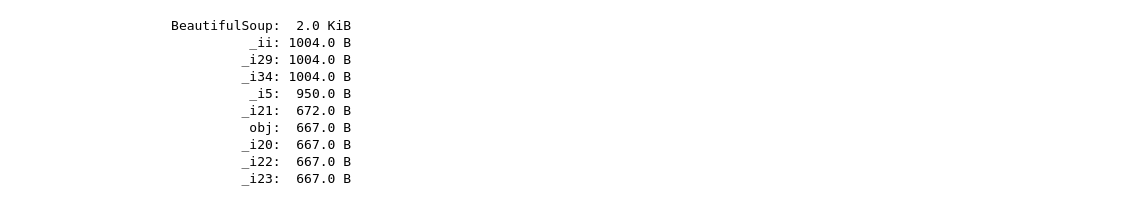
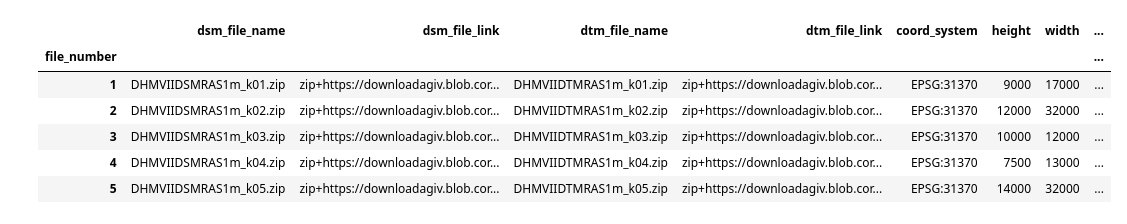
Before and after one commit to eceboran/3D_houses, a Jupyter notebook: create_metadata_dataframe.ipynb, the cells around one changed output. Saved outputs shown, nothing was run; the diff lists cells and outputs as text; code cells hidden in the pictures.

Commit message:
metadata complete, working on addresses

```diff
--- a/create_metadata_dataframe.ipynb
+++ b/create_metadata_dataframe.ipynb
@@ -186 +137,53 @@ ValueError: Length of values (2) does not match length of index (43)
+# %%
+# Process raw metadata
+def clean_metadata(df_in):
+    """
+    Cleans the GeoTIFF metadata DataFrame
+    :param df_in: A Pandas DataFrame with metadata
+    :return: A cleaned DataFrame
+    """
+    df_out = df_in
+    # Change data types for the file_number, height and width to unsigned integers
+    df_out = df_out.astype({'file_number': 'uint8', 'height': 'uint32', 'width': 'uint32'})
+    # Set file_number as the index
+    df_out = df_out.set_index('file_number', drop=True)
+    # Change the order of the columns
+    columns = ['file_name', 'file_link', 'coord_system', 'height', 'width',
+               'bottom', 'top', 'left', 'right']
+    df_out = df_out[columns]
+    return df_out
+
+metadata_df_processed = {}
+for data_type in dataset_url.keys():  # for both datasets
+    metadata_df_processed[data_type] = clean_metadata(metadata_df_raw_loaded[data_type])
+
+# Save processed metadata to a csv file
+for data_type in dataset_url.keys():  # for both datasets
+    metadata_df_processed[data_type].to_csv(metadata_processed_file_path[data_type], sep=',', index=False)
+# %%
+# Compare the contents of metadata for DSM and DTM files
+# Check if columns other than file_name and file_link are equal
+df_DSM = metadata_df_processed['DSM']
+df_DTM = metadata_df_processed['DTM']
+datasets_match_conditional = df_DSM.iloc[:, 2:].equals(df_DTM.iloc[:, 2:])
+# Rename columns file_name and file_link
+df_DSM = df_DSM.rename(columns={'file_name': 'dsm_file_name'})
+df_DSM = df_DSM.rename(columns={'file_link': 'dsm_file_link'})
+df_DTM = df_DTM.rename(columns={'file_name': 'dtm_file_name'})
+df_DTM = df_DTM.rename(columns={'file_link': 'dtm_file_link'})
+# Merge the DataFrames
+df_merged = pd.concat([df_DSM, df_DTM.iloc[:, :2]], axis=1, join="inner").head()
+# Change column order
+columns = df_merged.columns.tolist()
+columns = columns[:2] + columns[9:11] + columns[2:9]
+df_merged = df_merged[columns]
+df_merged.head()
+# %% [output]
+|  | dsm_file_name | dsm_file_link | dtm_file_name | dtm_file_link | coord_system | height | width | ... |
+| file_number |  |  |  |  |  |  |  | ... |
+| 1 | DHMVIIDSMRAS1m_k01.zip | zip+https://downloadagiv.blob.cor... | DHMVIIDTMRAS1m_k01.zip | zip+https://downloadagiv.blob.cor... | EPSG:31370 | 9000 | 17000 | ... |
+| 2 | DHMVIIDSMRAS1m_k02.zip | zip+https://downloadagiv.blob.cor... | DHMVIIDTMRAS1m_k02.zip | zip+https://downloadagiv.blob.cor... | EPSG:31370 | 12000 | 32000 | ... |
+| 3 | DHMVIIDSMRAS1m_k03.zip | zip+https://downloadagiv.blob.cor... | DHMVIIDTMRAS1m_k03.zip | zip+https://downloadagiv.blob.cor... | EPSG:31370 | 10000 | 12000 | ... |
+| 4 | DHMVIIDSMRAS1m_k04.zip | zip+https://downloadagiv.blob.cor... | DHMVIIDTMRAS1m_k04.zip | zip+https://downloadagiv.blob.cor... | EPSG:31370 | 7500 | 13000 | ... |
+| 5 | DHMVIIDSMRAS1m_k05.zip | zip+https://downloadagiv.blob.cor... | DHMVIIDTMRAS1m_k05.zip | zip+https://downloadagiv.blob.cor... | EPSG:31370 | 14000 | 32000 | ... |
 # %%
@@ -189,24 +191,0 @@ df.to_csv("./assets/meta_data_blocks.csv", index=False)
-# %%
-import sys
-def sizeof_fmt(num, suffix='B'):
-    ''' by Fred Cirera,  https://stackoverflow.com/a/1094933/1870254, modified'''
-    for unit in ['','Ki','Mi','Gi','Ti','Pi','Ei','Zi']:
-        if abs(num) < 1024.0:
-            return "%3.1f %s%s" % (num, unit, suffix)
-        num /= 1024.0
-    return "%.1f %s%s" % (num, 'Yi', suffix)
-
-for name, size in sorted(((name, sys.getsizeof(value)) for name, value in locals().items()),
-                         key= lambda x: -x[1])[:10]:
-    print("{:>30}: {:>8}".format(name, sizeof_fmt(size)))
-# %% [output]
-                 BeautifulSoup:  2.0 KiB
-                           _ii: 1004.0 B
-                          _i29: 1004.0 B
-                          _i34: 1004.0 B
-                           _i5:  950.0 B
-                          _i21:  672.0 B
-                           obj:  667.0 B
-                          _i20:  667.0 B
-                          _i22:  667.0 B
-                          _i23:  667.0 B
```
Also changed, not shown: parts of 21 cells of this notebook, 5 other files.
